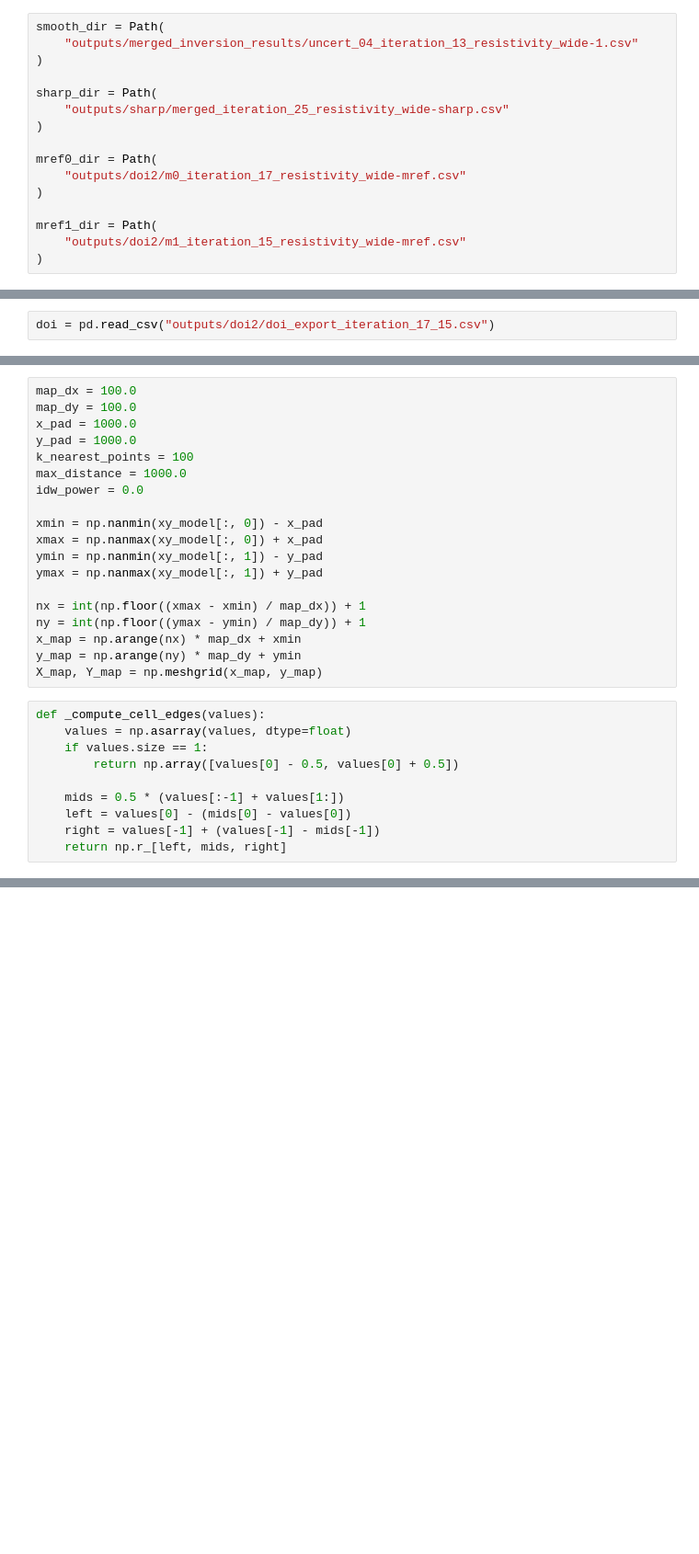
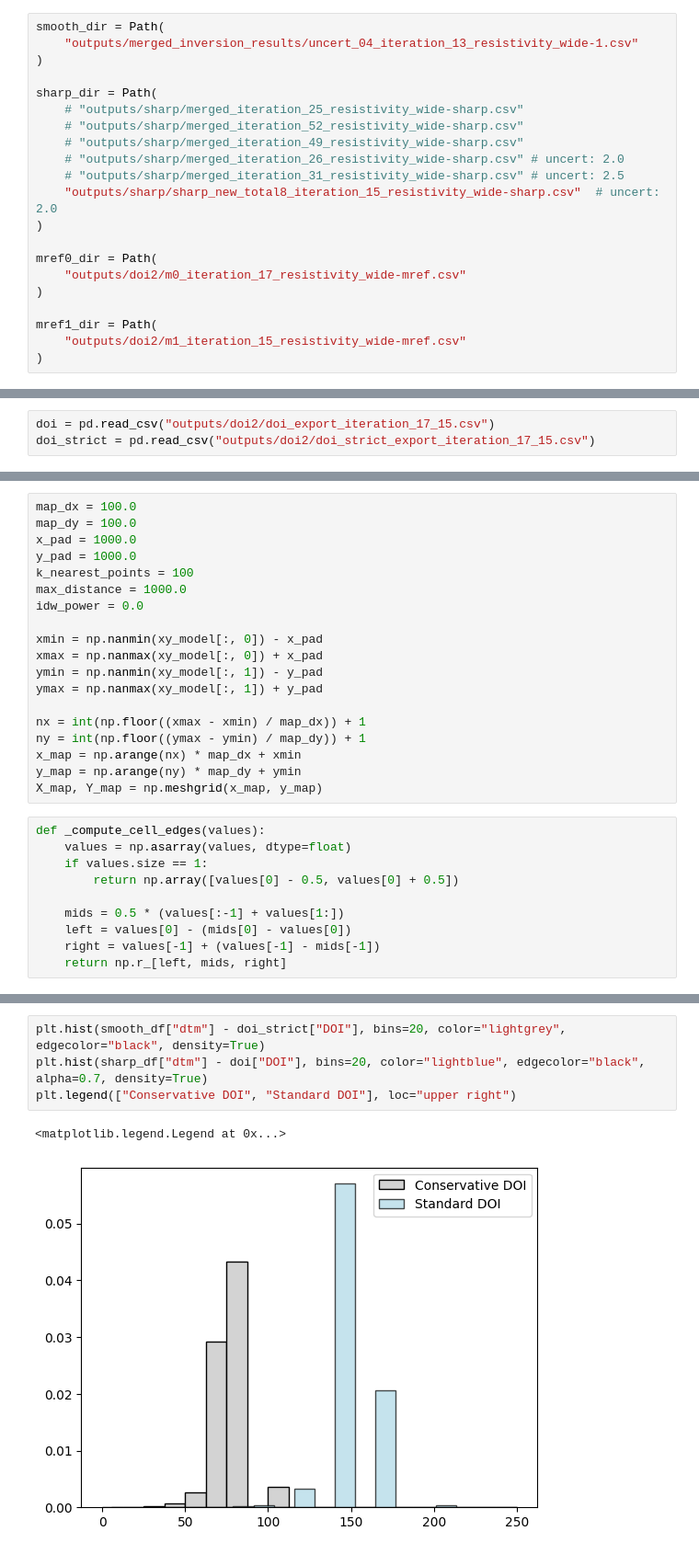
Before and after one commit to emgeolab/alberta_atem, a Jupyter notebook: notebooks/10.comprehesive_plot.ipynb, the cells around one changed output, grey strips where cells are left out. Shown at 92% size. Drawn from its saved outputs; the diff is of its cells as text; blank space fills up the shorter version.

```diff
--- a/notebooks/10.comprehesive_plot.ipynb
+++ b/notebooks/10.comprehesive_plot.ipynb
@@ -25,7 +25,12 @@ smooth_dir = Path(
 )
 
 sharp_dir = Path(
-    "outputs/sharp/merged_iteration_25_resistivity_wide-sharp.csv"
+    # "outputs/sharp/merged_iteration_25_resistivity_wide-sharp.csv"
+    # "outputs/sharp/merged_iteration_52_resistivity_wide-sharp.csv"
+    # "outputs/sharp/merged_iteration_49_resistivity_wide-sharp.csv"
+    # "outputs/sharp/merged_iteration_26_resistivity_wide-sharp.csv" # uncert: 2.0
+    # "outputs/sharp/merged_iteration_31_resistivity_wide-sharp.csv" # uncert: 2.5
+    "outputs/sharp/sharp_new_total8_iteration_15_resistivity_wide-sharp.csv"  # uncert: 2.0
 )
 
 mref0_dir = Path(
@@ -91,5 +52,6 @@ print(min(smooth_df["bheight"]))
 # %%
 doi = pd.read_csv("outputs/doi2/doi_export_iteration_17_15.csv")
+doi_strict = pd.read_csv("outputs/doi2/doi_strict_export_iteration_17_15.csv")
 # %%
 rho_cols = [
     col for col in smooth_df.columns if col.startswith("rho_") and col.endswith("m")
@@ -373,3 +408,10 @@ map_output = interactive_output(
 VBox([depth_slider_xz, map_output])
 # %% [output]
 VBox(children=(SelectionSlider(continuous_update=False, description='Depth:', options=(1.0, 3.17, 5.7089, 8.67…
+# %%
+plt.hist(smooth_df["dtm"] - doi_strict["DOI"], bins=20, color="lightgrey", edgecolor="black", density=True)
+plt.hist(sharp_df["dtm"] - doi["DOI"], bins=20, color="lightblue", edgecolor="black", alpha=0.7, density=True)
+plt.legend(["Conservative DOI", "Standard DOI"], loc="upper right")
+# %% [output]
+<matplotlib.legend.Legend at 0x...>
+[figure, added]
```
Also changed, not shown: parts of 12 cells of this notebook, 22 other files.
